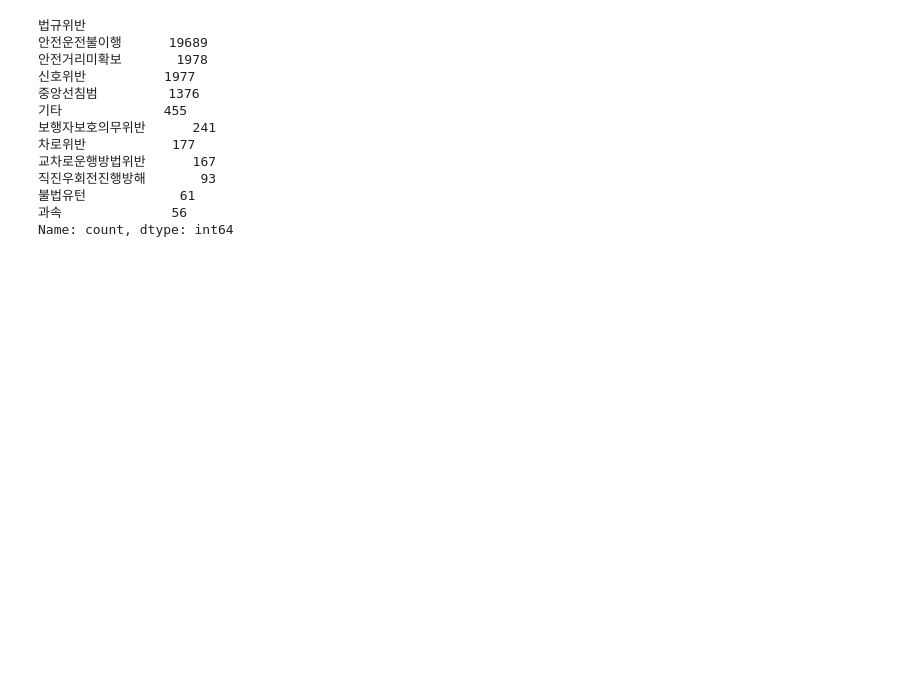
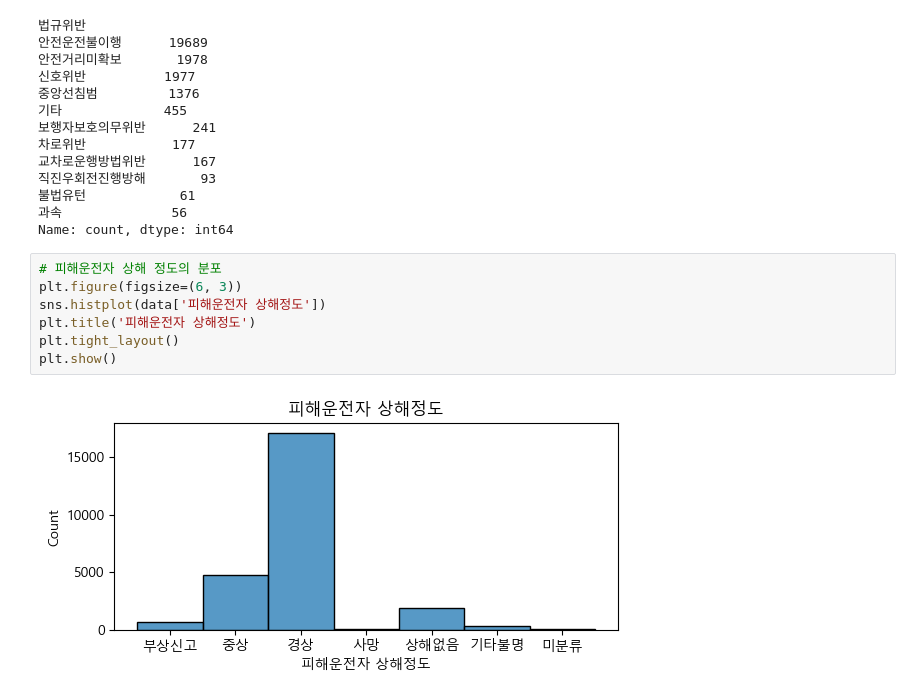
Before and after one commit to Youngjun-Taia/hangover, a Jupyter notebook: ree_EDA.ipynb, the cells around one changed output. Saved outputs shown, nothing was run; the diff lists cells and outputs as text; blank space fills up the shorter version.

```diff
--- a/ree_EDA.ipynb
+++ b/ree_EDA.ipynb
@@ -222,3 +222,12 @@ data['법규위반'].value_counts()
 불법유턴            61
 과속              56
 Name: count, dtype: int64
+# %%
+# 피해운전자 상해 정도의 분포
+plt.figure(figsize=(6, 3))
+sns.histplot(data['피해운전자 상해정도'])
+plt.title('피해운전자 상해정도')
+plt.tight_layout()
+plt.show()
+# %% [output]
+[figure, added]
```
Also changed, not shown: parts of 16 cells of this notebook.
